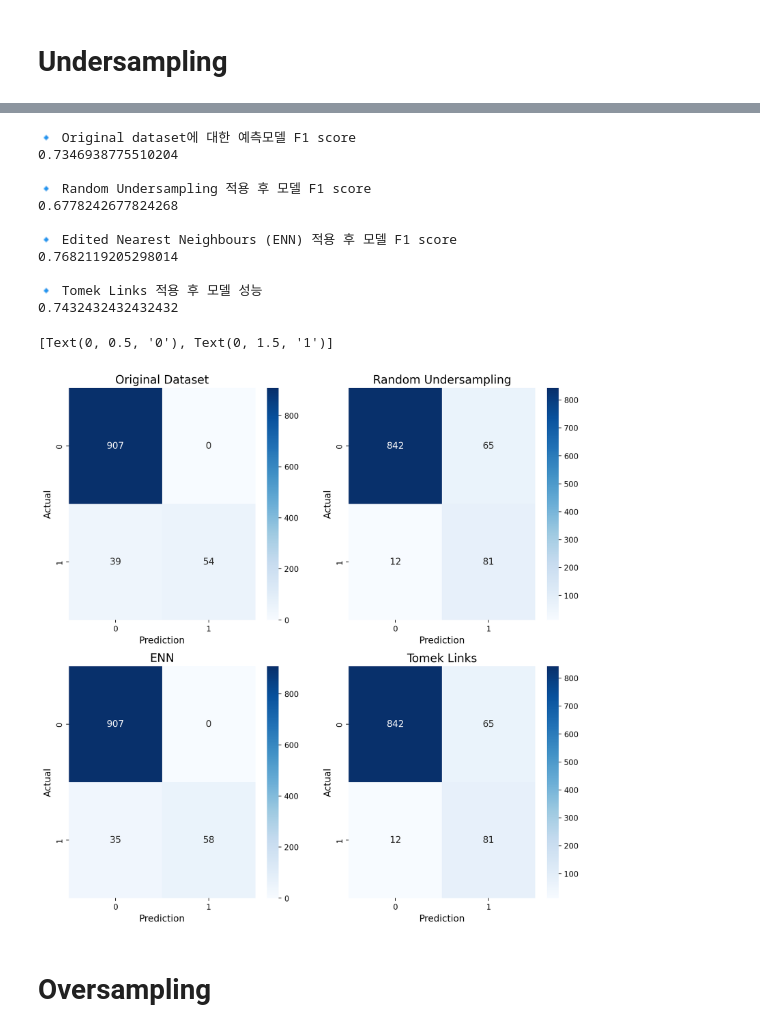
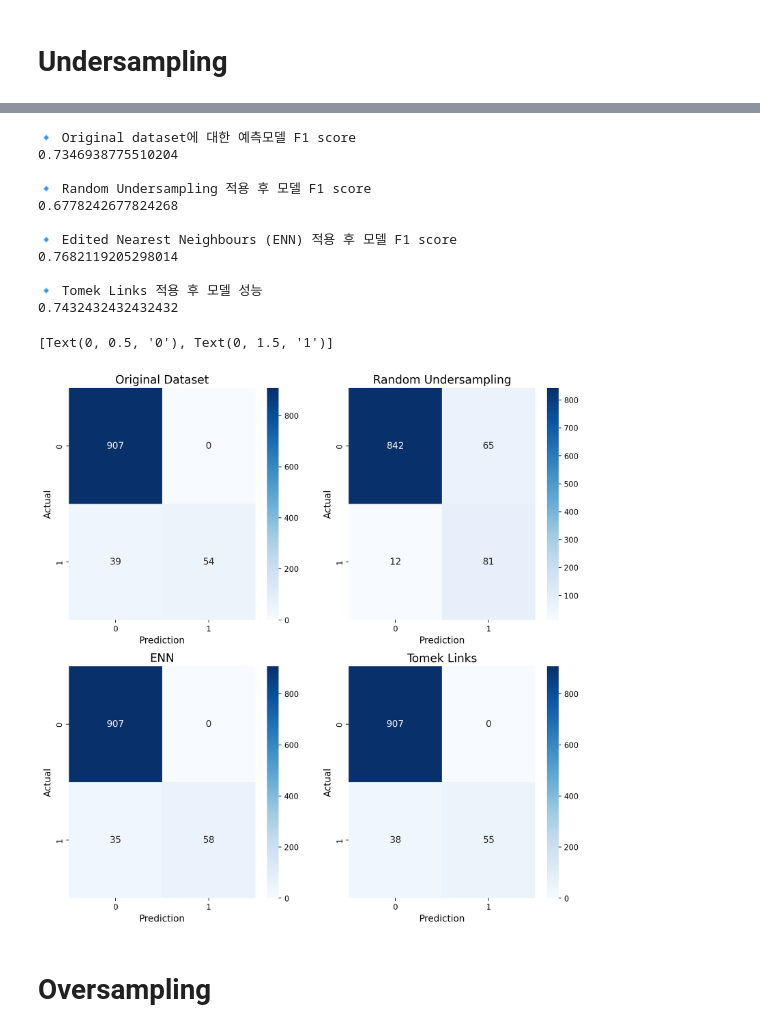
Before and after one commit to LEESONGHO/KAIST_AITutorial_20250210, a Jupyter notebook: code_4_Imbalance/Tutorial_250204_Heekyu_Class_Imbalance.ipynb, the cells around one changed output, grey strips where cells are left out. Saved outputs shown, nothing was run; the diff lists cells and outputs as text; code cells hidden in the pictures.

```diff
--- a/code_4_Imbalance/Tutorial_250204_Heekyu_Class_Imbalance.ipynb
+++ b/code_4_Imbalance/Tutorial_250204_Heekyu_Class_Imbalance.ipynb
@@ -100,35 +100,35 @@ axes[0][1].set_title("Random Undersampling", fontsize=15)
 axes[0][1].set_xlabel("Prediction", fontsize=12)
 axes[0][1].set_ylabel("Actual", fontsize=12)
 axes[0][1].xaxis.set_ticklabels(['0', '1'], size=10)
 axes[0][1].yaxis.set_ticklabels(['0', '1'], size=10)
 
 sns.heatmap(confusion_matrix(y_test, y_pred_enn), ax = axes[1][0], annot=True, fmt='d', cmap='Blues', annot_kws={'size': 12})  # 폰트 크기 줄이기
 axes[1][0].set_title("ENN", fontsize=15)
 axes[1][0].set_xlabel("Prediction", fontsize=12)
 axes[1][0].set_ylabel("Actual", fontsize=12)
 axes[1][0].xaxis.set_ticklabels(['0', '1'], size=10)
 axes[1][0].yaxis.set_ticklabels(['0', '1'], size=10)
 
-sns.heatmap(confusion_matrix(y_test, y_pred_rus), ax = axes[1][1], annot=True, fmt='d', cmap='Blues', annot_kws={'size': 12})  # 폰트 크기 줄이기
+sns.heatmap(confusion_matrix(y_test, y_pred_tomek), ax = axes[1][1], annot=True, fmt='d', cmap='Blues', annot_kws={'size': 12})  # 폰트 크기 줄이기
 axes[1][1].set_title("Tomek Links", fontsize=15)
 axes[1][1].set_xlabel("Prediction", fontsize=12)
 axes[1][1].set_ylabel("Actual", fontsize=12)
 axes[1][1].xaxis.set_ticklabels(['0', '1'], size=10)
 axes[1][1].yaxis.set_ticklabels(['0', '1'], size=10)
 # %% [output]
 🔹 Original dataset에 대한 예측모델 F1 score
 0.7346938775510204
 
 🔹 Random Undersampling 적용 후 모델 F1 score
 0.6778242677824268
 
 🔹 Edited Nearest Neighbours (ENN) 적용 후 모델 F1 score
 0.7682119205298014
 
 🔹 Tomek Links 적용 후 모델 성능
 0.7432432432432432
 [Text(0, 0.5, '0'), Text(0, 1.5, '1')]
-[figure, old version]
+[figure, new version]
 # %% [markdown]
 # Oversampling
 # %% [markdown]
```
